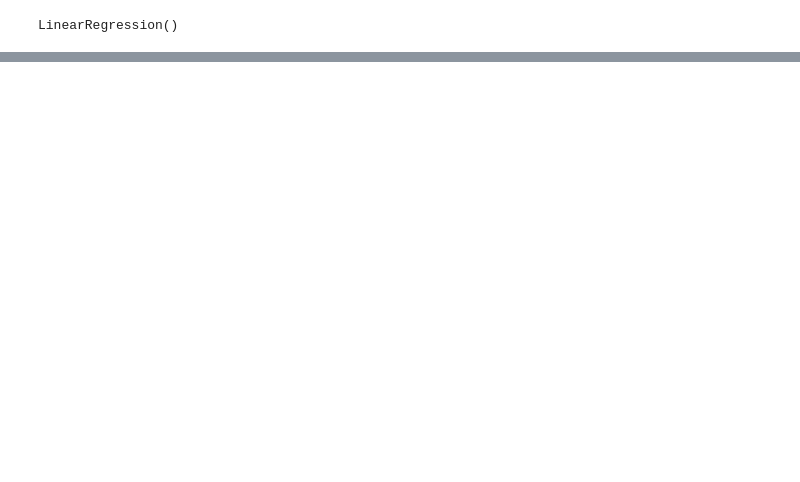
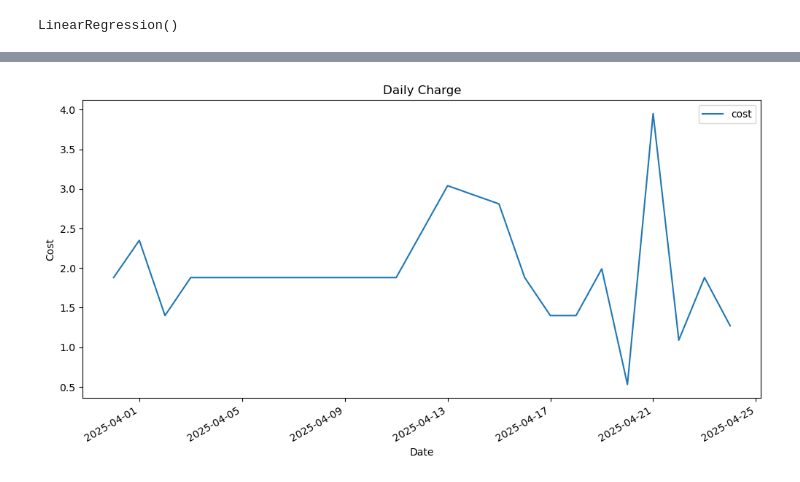
Before and after one commit to gnilwobnnej/car, a Jupyter notebook: Electric Car.ipynb, the cells around one changed output, grey strips where cells are left out. Drawn from its saved outputs; the diff is of its cells as text; code cells hidden in the pictures; blank space fills up the shorter version.

```diff
--- a/Electric Car.ipynb
+++ b/Electric Car.ipynb
@@ -283,0 +284,14 @@ RMSE: 0.5325226784021115
+# %%
+charging_data['date'] = pd.to_datetime(charging_data['date'])
+
+daily_charge = charging_data.groupby(charging_data['date'].dt.date)['cost'].sum().reset_index()
+daily_charge['date'] = pd.to_datetime(daily_charge['date'])
+daily_charge.set_index('date', inplace=True)
+
+daily_charge['cost'].plot(figsize=(12,6), title= 'Daily Charge')
+plt.xlabel('Date')
+plt.ylabel('Cost')
+plt.legend()
+plt.show()
+# %% [output]
+[figure, added]
```
Also changed, not shown: parts of 10 cells of this notebook, 2 other files.
